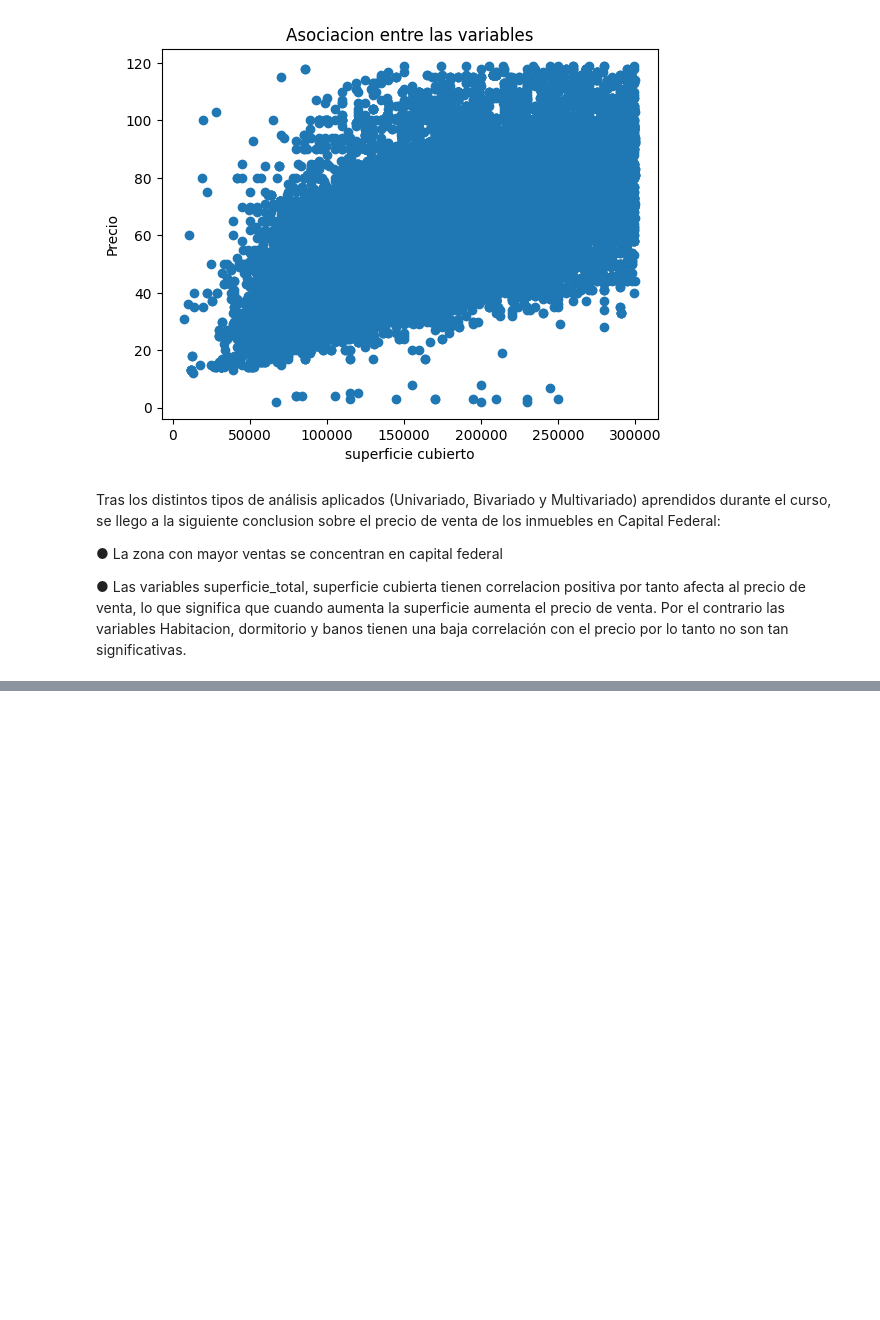
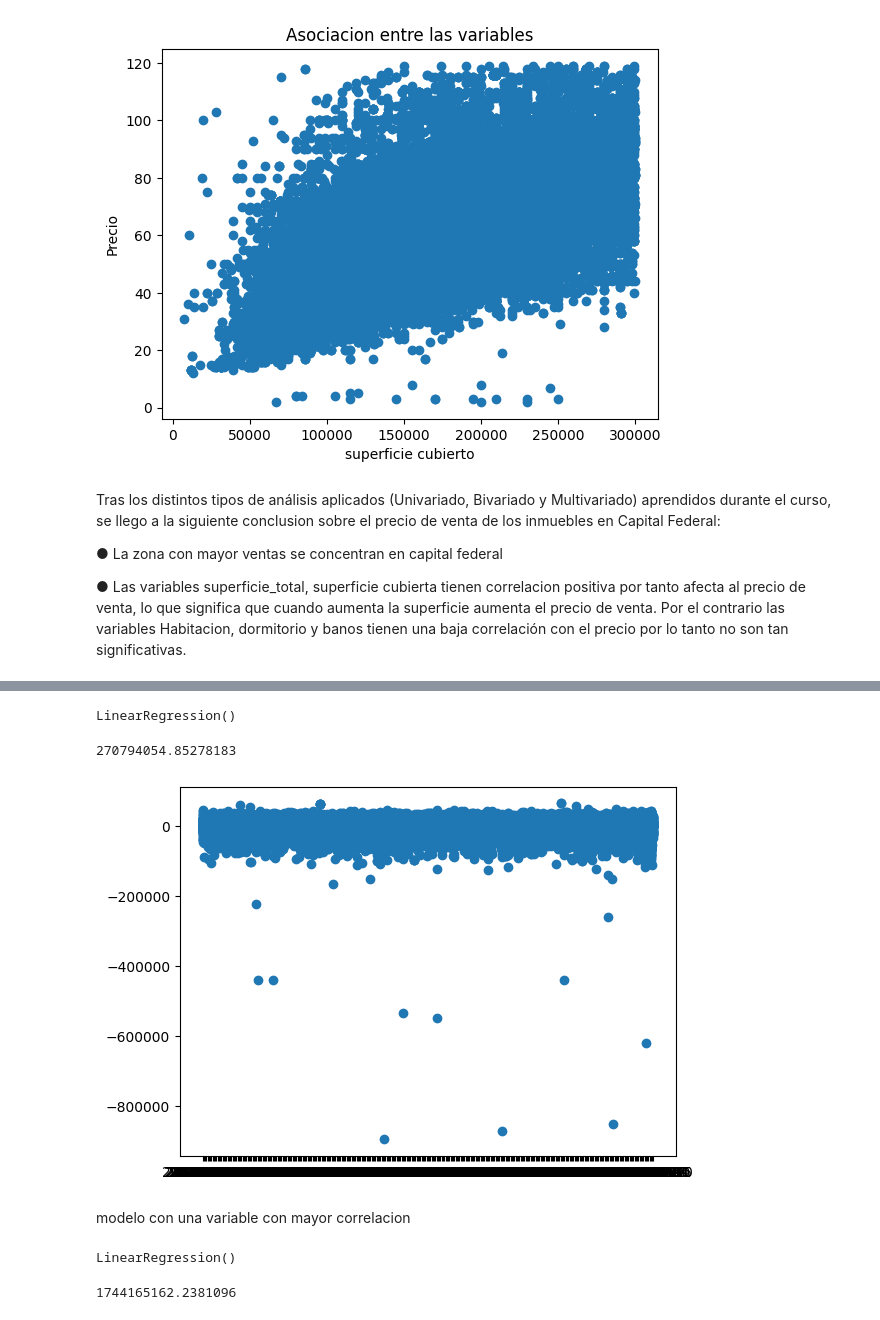
Before and after one commit to mmines32/proyecto_data_science1, a Jupyter notebook: ProyectoFinal_Manrique_Velazquez.ipynb, the cells around one changed output, grey strips where cells are left out. Saved outputs shown, nothing was run; the diff lists cells and outputs as text; code cells hidden in the pictures; blank space fills up the shorter version.

```diff
--- a/ProyectoFinal_Manrique_Velazquez.ipynb
+++ b/ProyectoFinal_Manrique_Velazquez.ipynb
@@ -517,0 +585,21 @@ Por el contrario las variables  Habitacion,	dormitorio y banos tienen una baja c
+# %%
+modelo_completo=LR()
+# %%
+modelo_completo.fit(X,y)
+# %% [output]
+LinearRegression()
+# %%
+y_preds=modelo_completo.predict(X)
+# %%
+mean_squared_error(y,y_preds)
+# %% [output]
+270794054.85278183
+# %%
+r=y-y_preds
+# %%
+plt.plot(r,'o')
+plt.show()
+# %% [output]
+[figure, added]
+# %% [markdown]
+modelo con una variable con mayor correlacion
@@ -517,0 +610,4 @@ Por el contrario las variables  Habitacion,	dormitorio y banos tienen una baja c
+# %%
+modelo1.fit(x1,y)
+# %% [output]
+LinearRegression()
@@ -517,0 +616,4 @@ Por el contrario las variables  Habitacion,	dormitorio y banos tienen una baja c
+# %%
+mean_squared_error(y,y_preds1)
+# %% [output]
+1744165162.2381096
```
Also changed, not shown: parts of 52 cells of this notebook.
